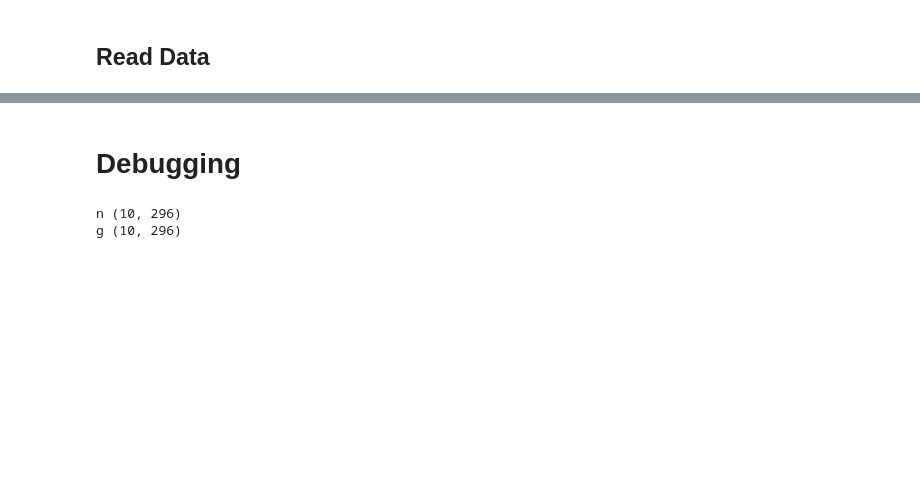
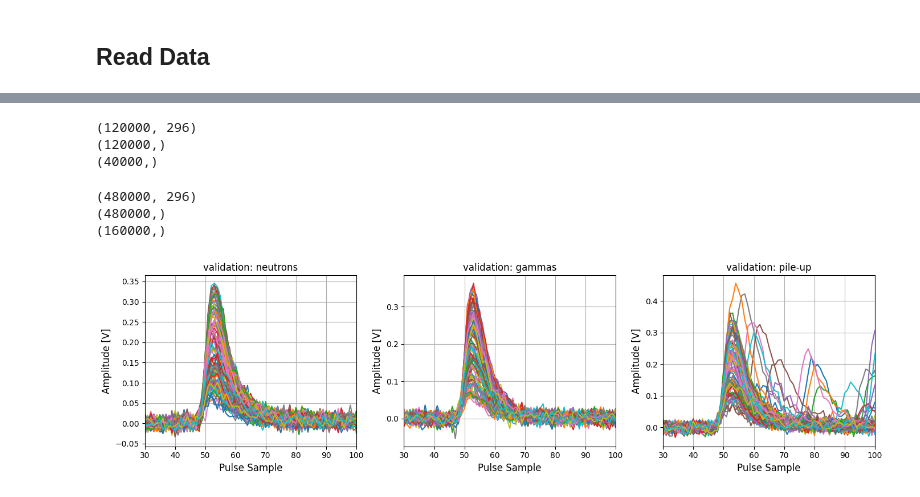
Before and after one commit to eberthol/PSD_GMVA_paper, a Jupyter notebook: synthetic_data/SyntheticData.ipynb, the cells around one changed output, grey strips where cells are left out. Saved outputs shown, nothing was run; the diff lists cells and outputs as text; code cells hidden in the pictures; blank space fills up the shorter version.

```diff
--- a/synthetic_data/SyntheticData.ipynb
+++ b/synthetic_data/SyntheticData.ipynb
@@ -7,5 +7,25 @@ from matplotlib.colors import LogNorm
 from tabulate import tabulate as tab
 import warnings
 import generate_synthetic_data as gsd
+# %%
+def ref_plot(X, Y, Npulses = 1000, txt = 'training'):
+    fig, axs = plt.subplots(1, 3, figsize=(14, 4))
+    for i in range(Npulses):
+        axs[0].plot(X[Y==1][i]);
+        axs[0].set_title(f'{txt}: neutrons')
+    for i in range(Npulses):
+        axs[1].plot(X[Y==0][i]);
+        axs[1].set_title(f'{txt}: gammas')
+    for i in range(Npulses):
+        axs[2].plot(X[Y==2][i]);
+        axs[2].set_title(f'{txt}: pile-up')
+    for i in range(0, 3):
+            axs[i].set_xlabel("Pulse Sample", fontsize=12)
+            axs[i].set_ylabel("Amplitude [V]", fontsize=12)
+            axs[i].grid()
+            axs[i].set_xlim(30, 100)
+            # axs[i].set_ylim(0, 0.5)
+    plt.tight_layout()
+    plt.show()
 # %% [markdown]
 ## Read Data
@@ -341,11 +31,0 @@ plt.show()
-# %% [markdown]
-# Debugging
-# %%
-templates_neutrons = templates_n_clean
-templates_gammas = templates_g_clean
-print('n', templates_neutrons.shape)
-print('g', templates_gammas.shape)
-bin_centers = bin_centers_n_clean
-# %% [output]
-n (10, 296)
-g (10, 296)
@@ -351,0 +35,35 @@ g (10, 296)
+# %%
+
+data_train = np.load(f"Synthetic_Datasets/synthetic_training_{Case}_120k_noise_{noise}.npz")
+
+X_train = data_train["X"]
+Y_train = data_train["y"]
+dt_train = data_train["meta"]
+
+print(X_train.shape)
+print(Y_train.shape)
+print(dt_train.shape)
+
+ref_plot(X_train, Y_train, Npulses = 100, txt = 'training'); # training: pulses must be normalized
+# %% [output]
+(120000, 296)
+(120000,)
+(40000,)
+# %%
+
+data_val = np.load(f"Synthetic_Datasets/synthetic_validation_{Case}_480k_noise_{noise}.npz")
+
+X_val = data_val["X"]
+Y_val = data_val["y"]
+dt_val = data_val["meta"]
+
+print(X_val.shape)
+print(Y_val.shape)
+print(dt_val.shape)
+
+ref_plot(X_val, Y_val, Npulses = 100, txt = 'validation'); # validation: pulses are not normalized
+# %% [output]
+(480000, 296)
+(480000,)
+(160000,)
+[figure, added]
```
Also changed, not shown: parts of 25 cells of this notebook, 5 other files.
